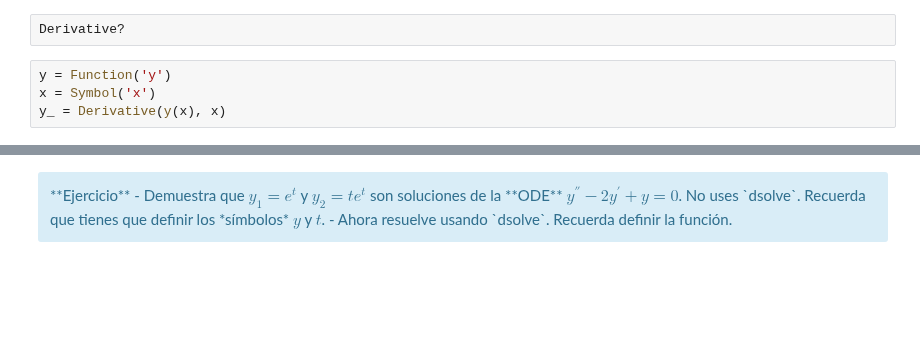
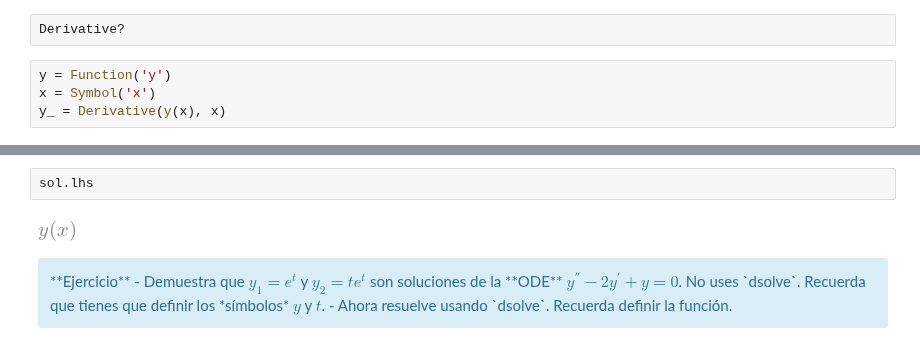
Before and after one commit to jesusigarmor/Matematicas-computacionales-fall2020, a Jupyter notebook: alumnos/Aranza/Numphy/0-computacion-numerica.ipynb, the cells around one changed output, grey strips where cells are left out. Drawn from its saved outputs; the diff is of its cells as text; blank space fills up the shorter version.

```diff
--- a/alumnos/Aranza/Numphy/0-computacion-numerica.ipynb
+++ b/alumnos/Aranza/Numphy/0-computacion-numerica.ipynb
@@ -203,3 +335,7 @@ sol.rhs
+# %%
+sol.lhs
+# %% [output]
+[figure, added]
 # %% [markdown]
 <div class="alert alert-info">
 **Ejercicio**
```
Also changed, not shown: parts of 67 cells of this notebook, 1 other file.
